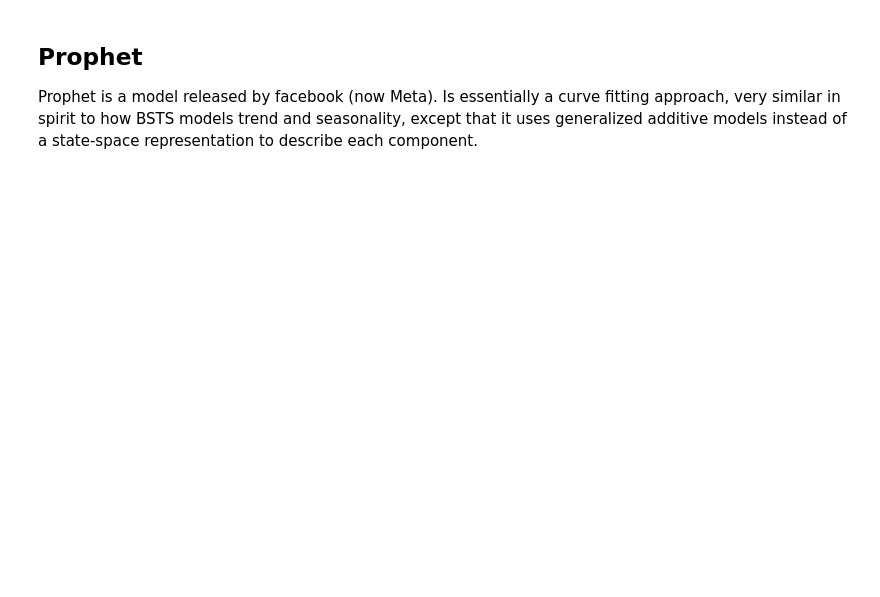
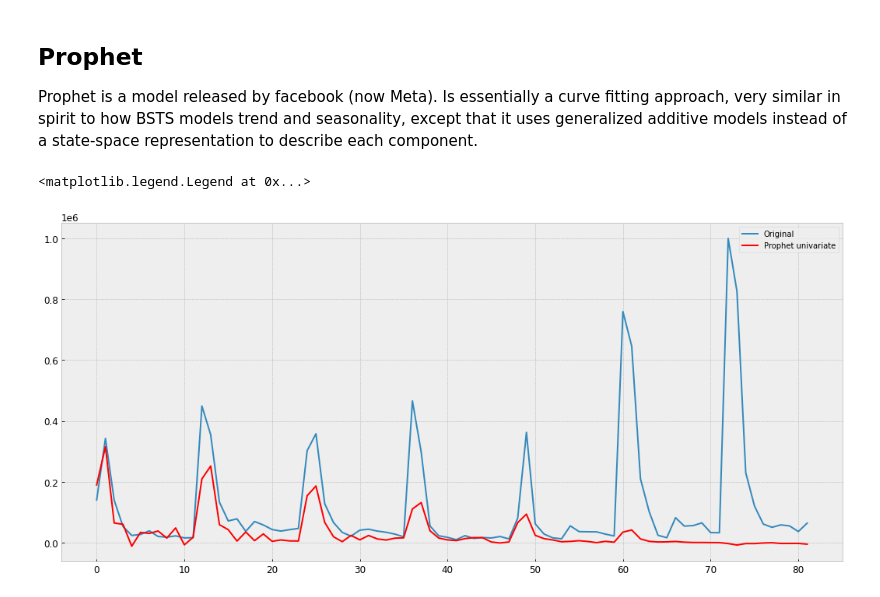
Before and after one commit to yixin0829/ca-agriculture-forecasting, a Jupyter notebook: 02_forecasting_models.ipynb, the cells around one changed output. Saved outputs shown, nothing was run; the diff lists cells and outputs as text; code cells hidden in the pictures; blank space fills up the shorter version.

```diff
--- a/02_forecasting_models.ipynb
+++ b/02_forecasting_models.ipynb
@@ -712,0 +743,42 @@ Prophet is a model released by facebook (now Meta). Is essentially a curve fitti
+# %%
+prophet = Prophet(
+    growth='linear',
+    seasonality_mode='multiplicative',
+    holidays_prior_scale=20,
+    daily_seasonality=False,
+    weekly_seasonality=False,
+    yearly_seasonality=False
+).add_seasonality(
+    name='monthly',
+    period=30.5,
+    fourier_order=55
+).add_seasonality(
+    name='daily',
+    period=1,
+    fourier_order=15
+).add_seasonality(
+    name='weekly',
+    period=7,
+    fourier_order=25
+).add_seasonality(
+    name='yearly',
+    period=365.25,
+    fourier_order=20
+).add_seasonality(
+    name='quarterly',
+    period=365.25/4,
+    fourier_order=55
+).add_country_holidays(country_name='Canada')
+# %%
+prophet.fit(prophet_training)
+yhat = prophet.predict(prophet_test)
+resultsDict['Prophet univariate'] = evaluate(
+    df_test['Ontario - Wheat, total'], yhat.yhat.values)
+predictionsDict['Prophet univariate'] = yhat.yhat.values
+# %%
+plt.plot(df_test['Ontario - Wheat, total'].values, label='Original')
+plt.plot(yhat.yhat, color='red', label='Prophet univariate')
+plt.legend()
+# %% [output]
+<matplotlib.legend.Legend at 0x...>
+[figure, added]
```
Also changed, not shown: parts of 9 cells of this notebook.
